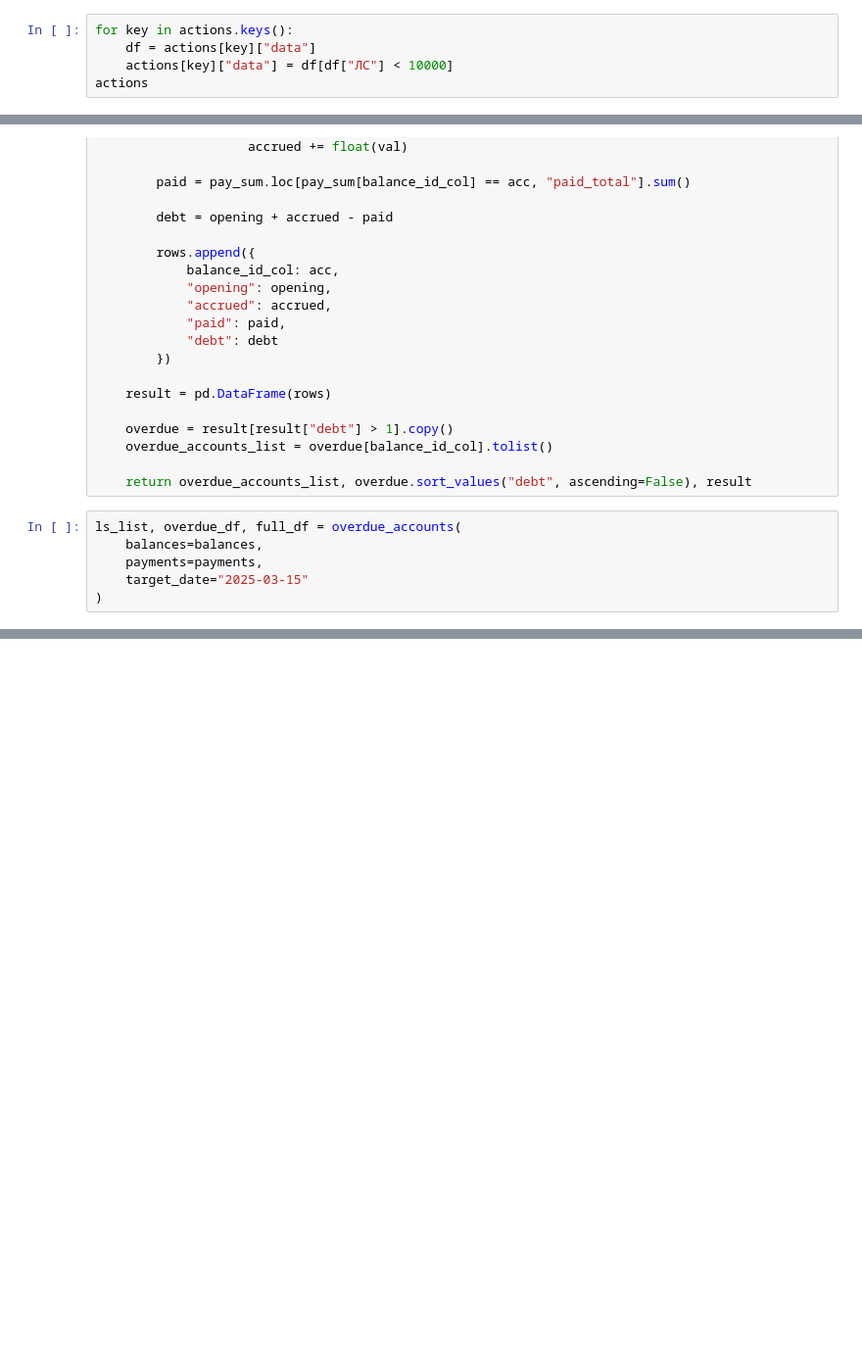
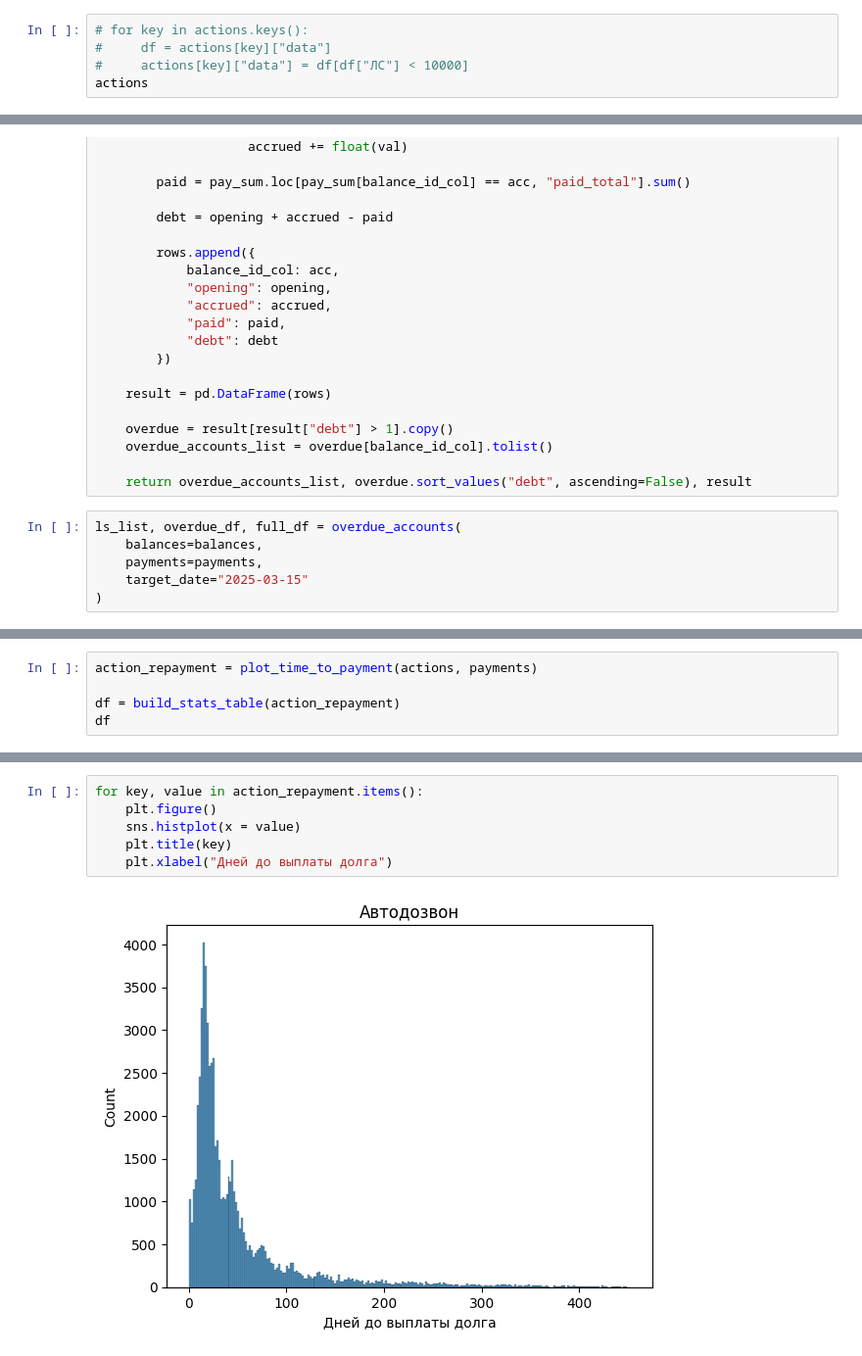
Before and after one commit to BystrovGladkov/Energo_Hack_Hackaton, a Jupyter notebook: data.ipynb, the cells around one changed output, grey strips where cells are left out. Shown at 98% size. Drawn from its saved outputs; the diff is of its cells as text; blank space fills up the shorter version.

Commit message:
Генерация признаков по действиям. Картинки ожидаемого времени выплаты

```diff
--- a/data.ipynb
+++ b/data.ipynb
@@ -46,7 +46,7 @@ payments
 # %%
-for key in actions.keys():
-    df = actions[key]["data"]
-    actions[key]["data"] = df[df["ЛС"] < 10000]
+# for key in actions.keys():
+#     df = actions[key]["data"]
+#     actions[key]["data"] = df[df["ЛС"] < 10000]
 actions
 # %% [output]
 {'Автодозвон': {'limit': 8000,
@@ -188,0 +270,5 @@ overdue_df
+# %%
+action_repayment = plot_time_to_payment(actions, payments)
+
+df = build_stats_table(action_repayment)
+df
@@ -188,0 +287,8 @@ overdue_df
+# %%
+for key, value in action_repayment.items():
+    plt.figure()
+    sns.histplot(x = value)
+    plt.title(key)
+    plt.xlabel("Дней до выплаты долга")
+# %% [output]
+[figure, added]
```
Also changed, not shown: parts of 8 cells of this notebook, 7 other files.
